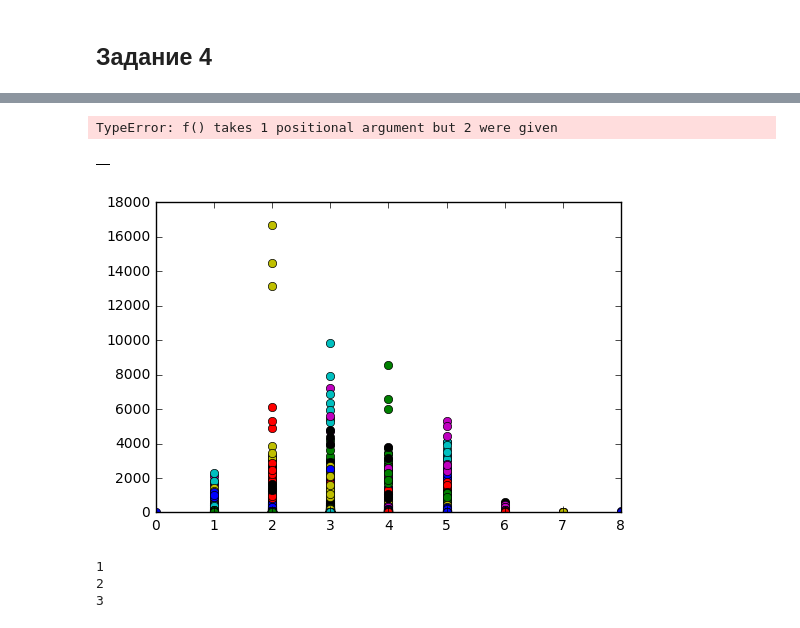
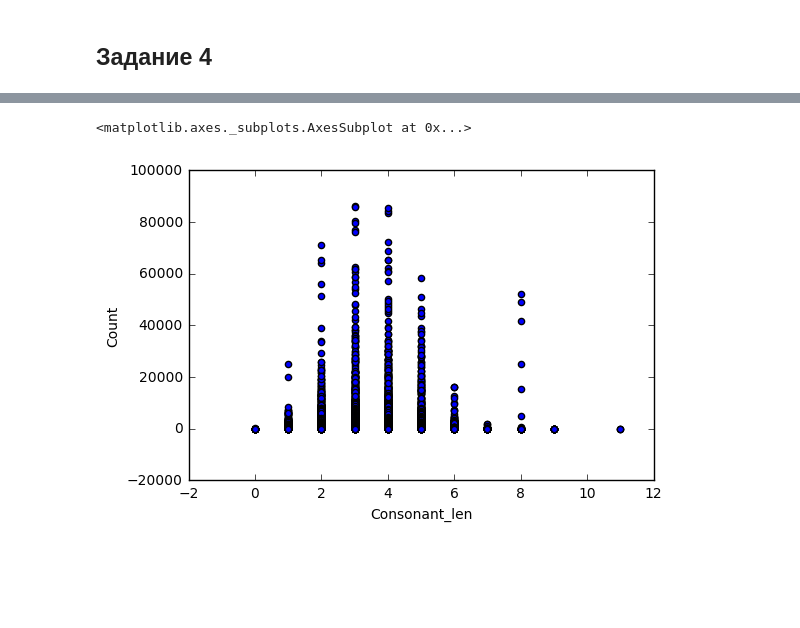
Before and after one commit to feliska/python3_netology, a Jupyter notebook: Block4_homework/lesson4.2.ipynb, the cells around one changed output, grey strips where cells are left out. Saved outputs shown, nothing was run; the diff lists cells and outputs as text; code cells hidden in the pictures; blank space fills up the shorter version.

```diff
--- a/Block4_homework/lesson4.2.ipynb
+++ b/Block4_homework/lesson4.2.ipynb
@@ -54,8 +54,8 @@ names_all.groupby('Name').sum().filter(like='R', axis=0).plot.pie(y='Count')
 ## Задание 4
 # %%
 names_by_year = {}
-for year in range(1900, 2001):
-    names_by_year[year] = pd.read_csv(os.path.join(file, "yob{}.txt".format(year)), names=colns).groupby('Name').sum()
-names_all = pd.concat(names_by_year, names=['Year'])
-names_all
-#names_all['letter'] = names_all['Name'].replace(r"[aeiouyAEIOUY]", "", regex=True)
+for year in range(1900, 2001, 10):
+    names_by_year[year] = pd.read_csv(os.path.join(file, "yob{}.txt".format(year)), names=colns)
+names_all = pd.concat(names_by_year, names=['Year', 'Pos'])
+names_all['consonant'] = names_all['Name'].replace(r"[aeiouyAEIOUY]", "", regex=True)
+names_all['Consonant_len'] = names_all.apply(lambda row: len(row.consonant), axis=1)
@@ -104,21 +62,5 @@ names_all.query('Name =="Aaron"')
-# %%
-names_all['Count_len'] = names_all.apply(lambda row: len(row.let), axis=1)
-# %%
-names_all.groupby('Name').sum('Count')
-# %% [output]
-TypeError: f() takes 1 positional argument but 2 were given
-# %%
-def scatter_len(group):
-    plt.plot(group['Count_len'], group['Count'], 'o', label=group.name)
-
-names_all.groupby('Name').apply(scatter_len)
-# %% [output]
-|  |
-[figure, removed]
-# %%
-for i in range(1, 4):
-    print(i)
-# %% [output]
-1
-2
-3
+# %%
+names_all.plot.scatter(x='Consonant_len', y='Count')
+# %% [output]
+<matplotlib.axes._subplots.AxesSubplot at 0x...>
+[figure, added]
```
Also changed, not shown: parts of 2 cells of this notebook.
